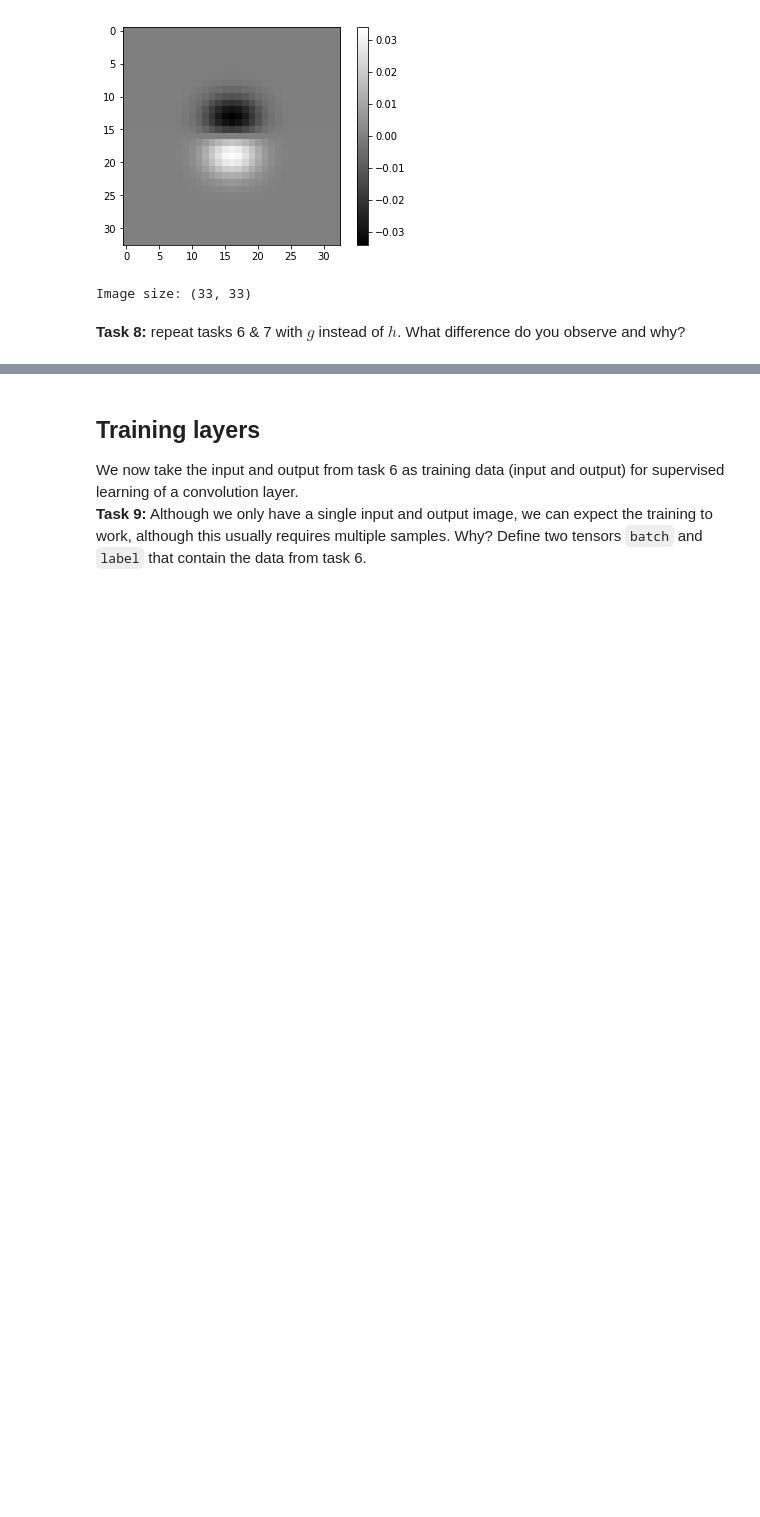
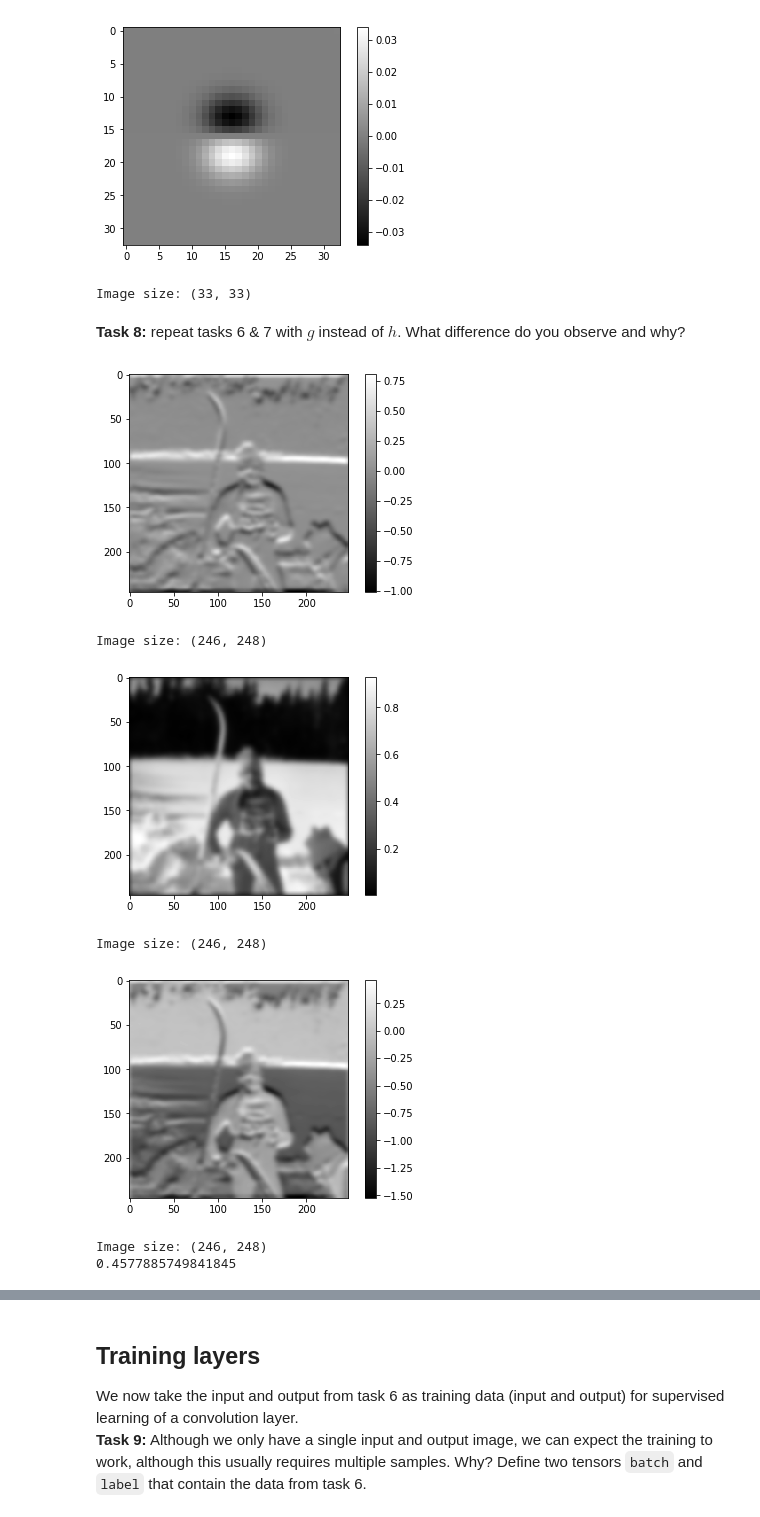
Before and after one commit to isaakh94/TBMI26, a Jupyter notebook: TBMI26_assignments2019 2/Lab3_TBMI26_problems/Lab3_TBMI26_problems.ipynb, the cells around one changed output, grey strips where cells are left out. Drawn from its saved outputs; the diff is of its cells as text; code cells hidden in the pictures; blank space fills up the shorter version.

```diff
--- a/TBMI26_assignments2019 2/Lab3_TBMI26_problems/Lab3_TBMI26_problems.ipynb
+++ b/TBMI26_assignments2019 2/Lab3_TBMI26_problems/Lab3_TBMI26_problems.ipynb
@@ -229,3 +231,21 @@ visualize(g)
 Image size: (33, 33)
 # %% [markdown]
 **Task 8:** repeat tasks 6 & 7 with $g$ instead of $h$. What difference do you observe and why?
+# %%
+model = tf.keras.models.Sequential()
+model.add(tf.keras.layers.Conv2D(1, 33, use_bias = False, padding = 'same', input_shape = (image.shape[0], image.shape[1], 1)))
+model.layers[0].set_weights(np.asarray([g.reshape(33, 33, 1, 1)]))
+output = model.predict(np.asarray([image.reshape(246, 248, 1)])) #We have to add a z-dimension
+
+visualize(output[0].reshape(246, 248))
+visualize(image_convolved_same)
+visualize(output[0].reshape(246, 248) - image_convolved_same)
+print(np.max(output[0].reshape(246, 248) - image_convolved_same))
+# %% [output]
+[figure, added]
+Image size: (246, 248)
+[figure, added]
+Image size: (246, 248)
+[figure, added]
+Image size: (246, 248)
+0.4577885749841845
```
Also changed, not shown: parts of 16 cells of this notebook, 1 other file.
